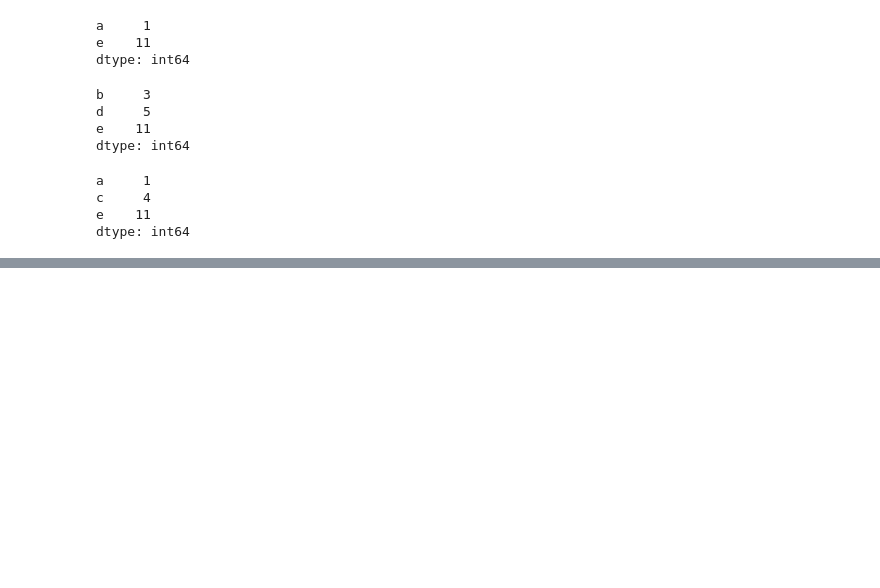
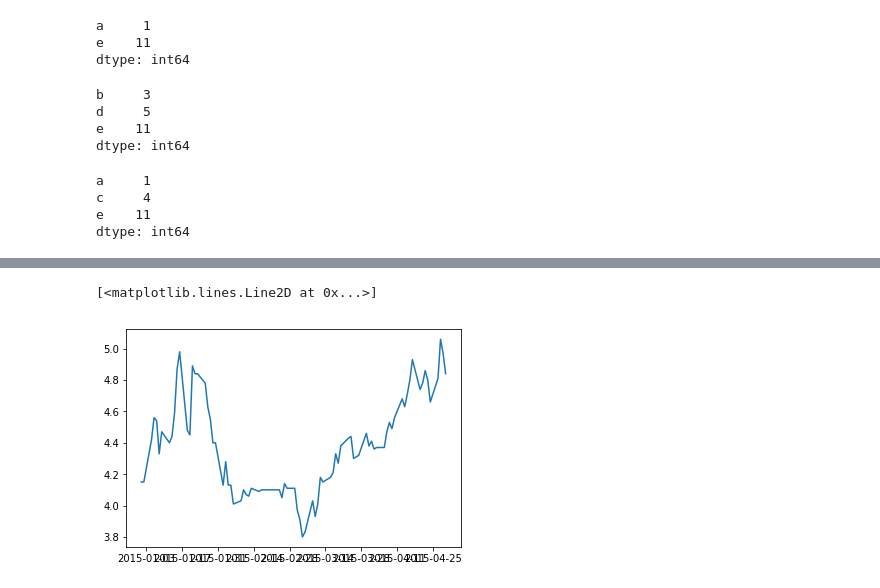
Before and after one commit to Benknightdark/PythonDeepLearning, a Jupyter notebook: Quantitative investment.ipynb, the cells around one changed output, grey strips where cells are left out. Drawn from its saved outputs; the diff is of its cells as text; code cells hidden in the pictures; blank space fills up the shorter version.

```diff
--- a/Quantitative investment.ipynb
+++ b/Quantitative investment.ipynb
@@ -371,0 +714,15 @@ dtype: int64
+# %%
+import matplotlib.pyplot as plt
+import pandas as pd
+ChinaBank=pd.read_csv('/Users/Ben/Desktop/pythonpractice/ChinaBank.csv',index_col='Date')
+
+ChinaBank=ChinaBank.iloc[:,1:]
+ChinaBank.index=pd.to_datetime(ChinaBank.index)
+Close=ChinaBank.Close
+ChinaBank
+import matplotlib.pyplot as plt
+
+plt.plot(Close['2015'])
+# %% [output]
+[<matplotlib.lines.Line2D at 0x...>]
+[figure, added]
```
Also changed, not shown: parts of 40 cells of this notebook, 1 other file.
